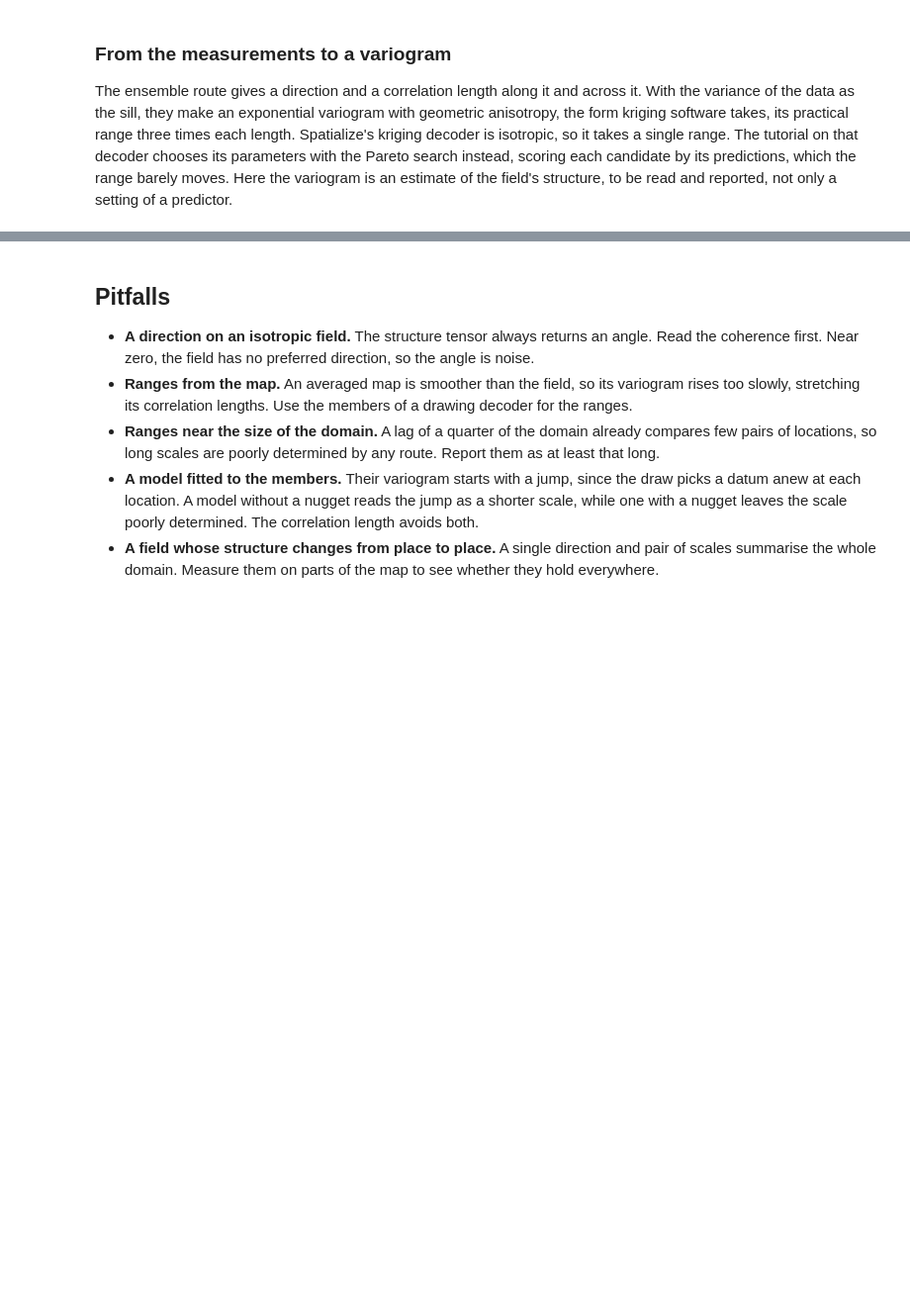
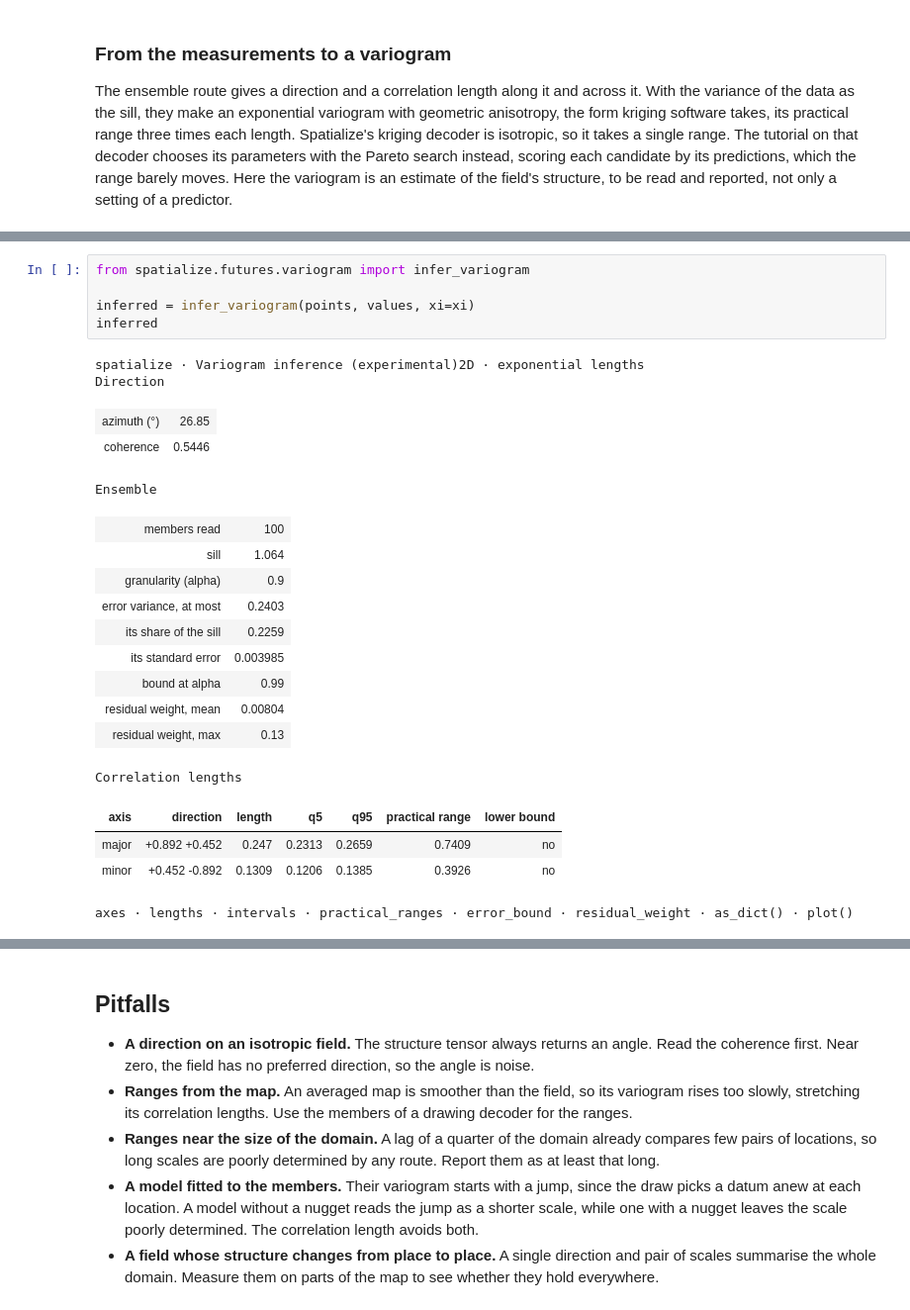
Before and after one commit to alges/spatialize-examples, a Jupyter notebook: examples/10_classical_geostatistics/23_variogram_inference.ipynb, the cells around one changed output, grey strips where cells are left out. Shown at 99% size. Drawn from its saved outputs; the diff is of its cells as text; blank space fills up the shorter version.

```diff
--- a/examples/10_classical_geostatistics/23_variogram_inference.ipynb
+++ b/examples/10_classical_geostatistics/23_variogram_inference.ipynb
@@ -327,0 +337,25 @@ an estimate of the field's structure, to be read and reported, not only a settin
+# %%
+from spatialize.futures.variogram import infer_variogram
+
+inferred = infer_variogram(points, values, xi=xi)
+inferred
+# %% [output]
+spatialize · Variogram inference (experimental)2D · exponential lengths
+Direction
+| azimuth (°) | 26.85 |
+| coherence | 0.5446 |
+Ensemble
+| members read | 100 |
+| sill | 1.064 |
+| granularity (alpha) | 0.9 |
+| error variance, at most | 0.2403 |
+| its share of the sill | 0.2259 |
+| its standard error | 0.003985 |
+| bound at alpha | 0.99 |
+| residual weight, mean | 0.00804 |
+| residual weight, max | 0.13 |
+Correlation lengths
+| axis | direction | length | q5 | q95 | practical range | lower bound |
+| major | +0.892 +0.452 | 0.247 | 0.2313 | 0.2659 | 0.7409 | no |
+| minor | +0.452 -0.892 | 0.1309 | 0.1206 | 0.1385 | 0.3926 | no |
+axes · lengths · intervals · practical_ranges · error_bound · residual_weight · as_dict() · plot()
```
Also changed, not shown: parts of 3 cells of this notebook.
